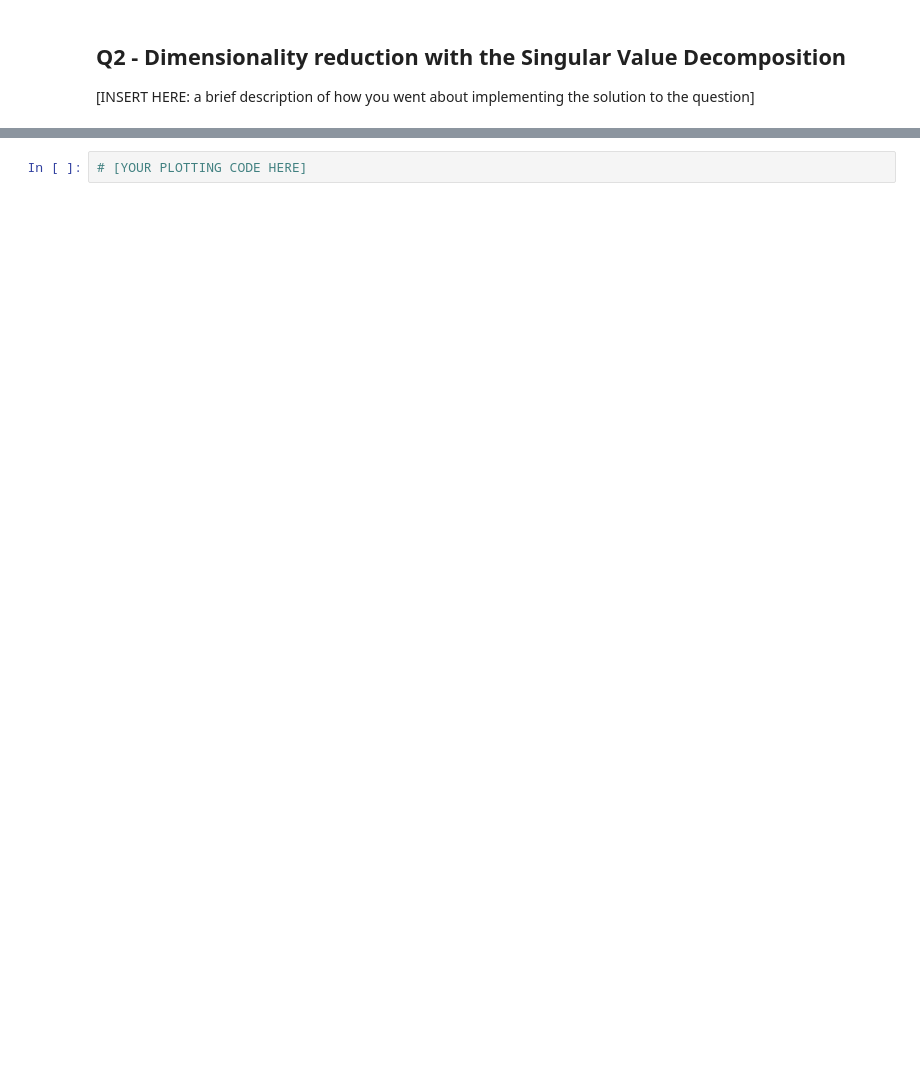
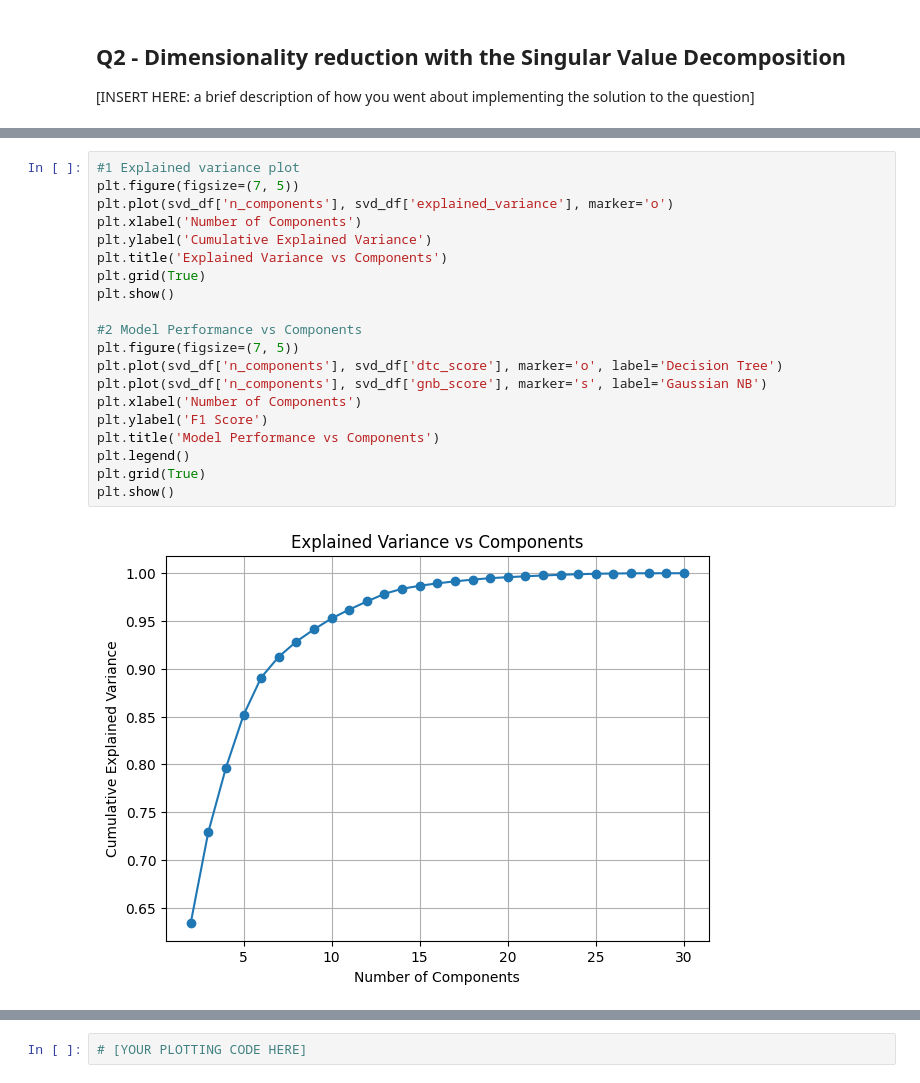
Before and after one commit to Willnguyen02/CS235F25_Course_Project, a Jupyter notebook: [CS235F25]_Course_Project.ipynb, the cells around one changed output, grey strips where cells are left out. Drawn from its saved outputs; the diff is of its cells as text; blank space fills up the shorter version.

```diff
--- a/[CS235F25]_Course_Project.ipynb
+++ b/[CS235F25]_Course_Project.ipynb
@@ -300,0 +357,22 @@ you went about implementing the solution to the question]
+# %%
+#1 Explained variance plot
+plt.figure(figsize=(7, 5))
+plt.plot(svd_df['n_components'], svd_df['explained_variance'], marker='o')
+plt.xlabel('Number of Components')
+plt.ylabel('Cumulative Explained Variance')
+plt.title('Explained Variance vs Components')
+plt.grid(True)
+plt.show()
+
+#2 Model Performance vs Components
+plt.figure(figsize=(7, 5))
+plt.plot(svd_df['n_components'], svd_df['dtc_score'], marker='o', label='Decision Tree')
+plt.plot(svd_df['n_components'], svd_df['gnb_score'], marker='s', label='Gaussian NB')
+plt.xlabel('Number of Components')
+plt.ylabel('F1 Score')
+plt.title('Model Performance vs Components')
+plt.legend()
+plt.grid(True)
+plt.show()
+# %% [output]
+[figure, added]
```
Also changed, not shown: parts of 23 cells of this notebook.
